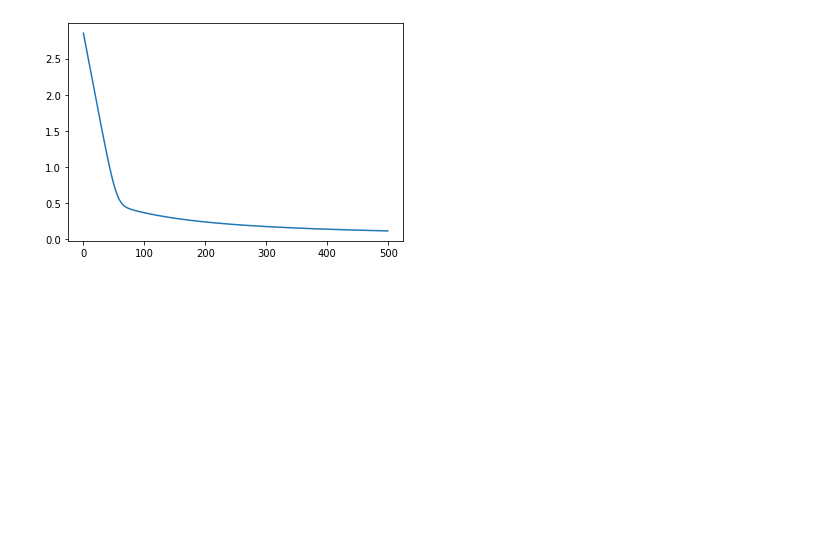
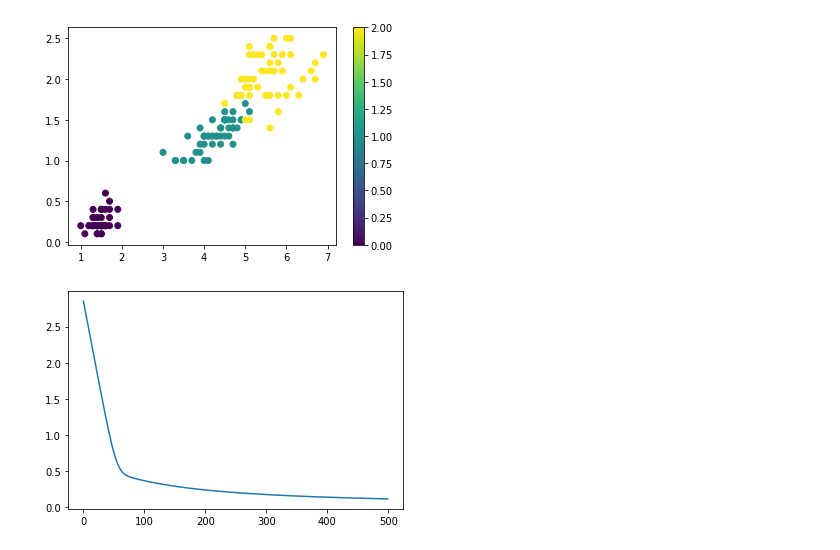
Before and after one commit to anirudhreddy02/homl_codes, a Jupyter notebook: code3.ipynb, the cells around one changed output. Saved outputs shown, nothing was run; the diff lists cells and outputs as text; code cells hidden in the pictures; blank space fills up the shorter version.

```diff
--- a/code3.ipynb
+++ b/code3.ipynb
@@ -16,3 +44,9 @@ params = 5
+# %%
+plt.scatter(X[:,3],X[:,4],c=data_iris.target)
+plt.colorbar()
+plt.show()
+# %% [output]
+[figure, added]
 # %%
 def compute_ws(input_features,weights):
     return input_features@weights
```
Also changed, not shown: parts of 6 cells of this notebook.
